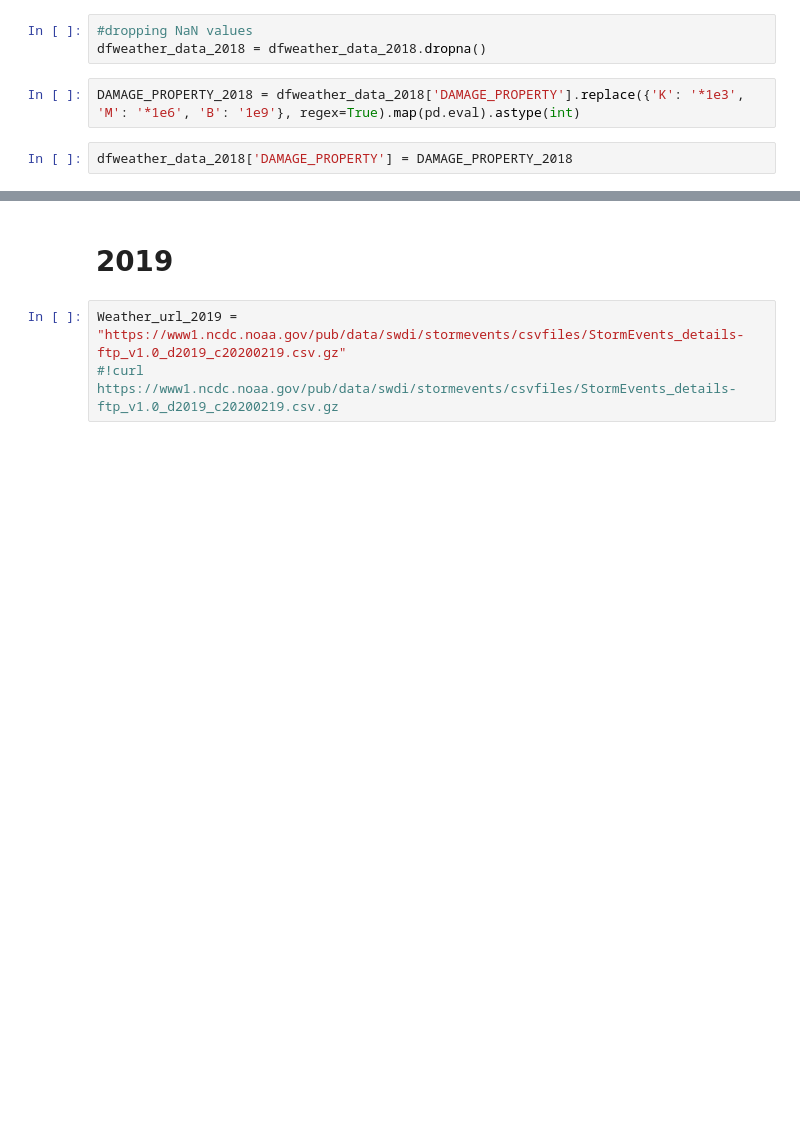
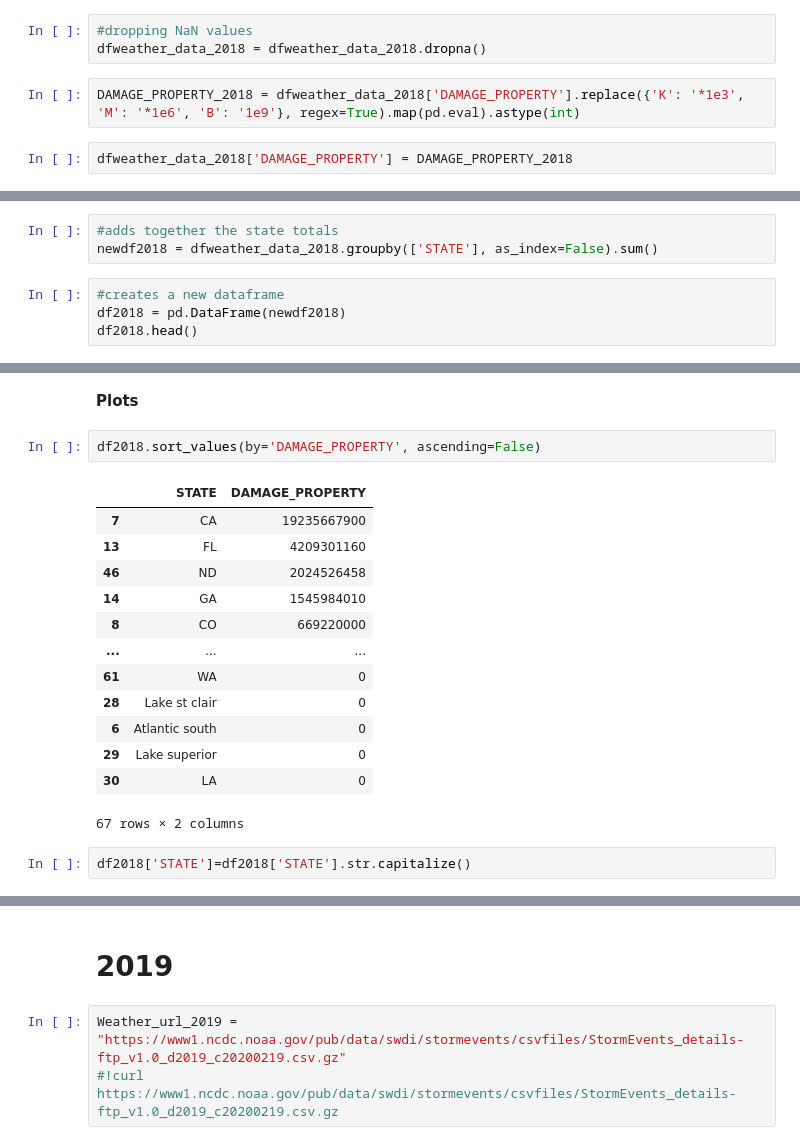
Before and after one commit to lmstephens/Build-Week1, a Jupyter notebook: 2013_2019weather.ipynb, the cells around one changed output, grey strips where cells are left out. Saved outputs shown, nothing was run; the diff lists cells and outputs as text; blank space fills up the shorter version.

```diff
--- a/2013_2019weather.ipynb
+++ b/2013_2019weather.ipynb
@@ -840,0 +843,7 @@ dfweather_data_2018['DAMAGE_PROPERTY'] = DAMAGE_PROPERTY_2018
+# %%
+#adds together the state totals
+newdf2018 = dfweather_data_2018.groupby(['STATE'], as_index=False).sum()
+# %%
+#creates a new dataframe
+df2018 = pd.DataFrame(newdf2018)
+df2018.head()
@@ -840,0 +857,20 @@ dfweather_data_2018['DAMAGE_PROPERTY'] = DAMAGE_PROPERTY_2018
+# %% [markdown]
+**Plots**
+# %%
+df2018.sort_values(by='DAMAGE_PROPERTY', ascending=False)
+# %% [output]
+|  | STATE | DAMAGE_PROPERTY |
+| 7 | CA | 19235667900 |
+| 13 | FL | 4209301160 |
+| 46 | ND | 2024526458 |
+| 14 | GA | 1545984010 |
+| 8 | CO | 669220000 |
+| ... | ... | ... |
+| 61 | WA | 0 |
+| 28 | Lake st clair | 0 |
+| 6 | Atlantic south | 0 |
+| 29 | Lake superior | 0 |
+| 30 | LA | 0 |
+67 rows × 2 columns
+# %%
+df2018['STATE']=df2018['STATE'].str.capitalize()
```
Also changed, not shown: parts of 6 cells of this notebook.
